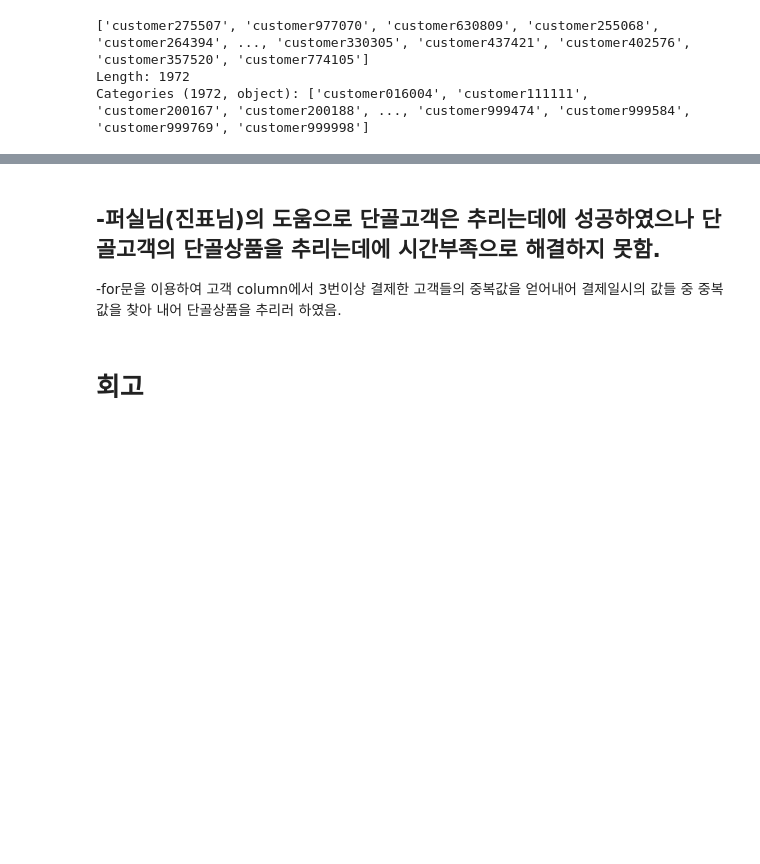
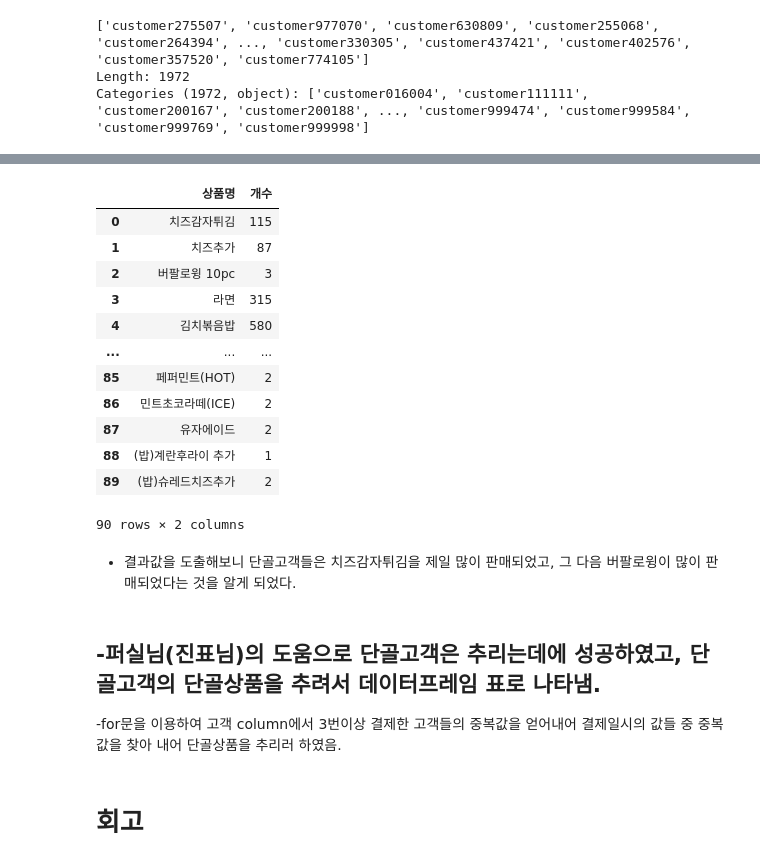
Before and after one commit to teamocto/teamocto, a Jupyter notebook: [E_01]project_jhb.ipynb, the cells around one changed output, grey strips where cells are left out. Saved outputs shown, nothing was run; the diff lists cells and outputs as text; code cells hidden in the pictures; blank space fills up the shorter version.

```diff
--- a/[E_01]project_jhb.ipynb
+++ b/[E_01]project_jhb.ipynb
@@ -347,12 +347,3 @@ user_list
 ['customer275507', 'customer977070', 'customer630809', 'customer255068', 'customer264394', ..., 'customer330305', 'customer437421', 'customer402576', 'customer357520', 'customer774105']
 Length: 1972
 Categories (1972, object): ['customer016004', 'customer111111', 'customer200167', 'customer200188', ..., 'customer999474', 'customer999584', 'customer999769', 'customer999998']
-# %%
-real_list = []
-
-for user in user_list:
-    print(user)
-    if len(data[data['고객'] == user]['결제일시'].unique()) >=3:
-       real_list.append(user)
-
-real_list
@@ -394,5 +350,44 @@ customer774105
+# %%
+# 전체 유저 목록
+user_list = list(set(sales_data['고객'].unique()))
+
+# 3회 이상 방문한 고객 명단
+real_list = []
+
+for user in user_list:
+    if len(sales_data[sales_data['고객'] == user]['결제일시'].unique()) > 2:
+        real_list.append(user)
+
+# 각 고객이 구매한 상품 count
+dict_test = {}
+for user in real_list:
+    for stuff in sales_data[sales_data['고객'] == user]['상품명']:
+        if stuff in dict_test:
+            dict_test[stuff] = dict_test[stuff] + 1
+        else:
+            dict_test[stuff] = 1
+
+# 딕셔너리를 데이터프레임으로 변환
+df = pd.DataFrame(data=dict_test.items(), columns=['상품명', '개수'])
+df
+# %% [output]
+|  | 상품명 | 개수 |
+| 0 | 치즈감자튀김 | 115 |
+| 1 | 치즈추가 | 87 |
+| 2 | 버팔로윙 10pc | 3 |
+| 3 | 라면 | 315 |
+| 4 | 김치볶음밥 | 580 |
+| ... | ... | ... |
+| 85 | 페퍼민트(HOT) | 2 |
+| 86 | 민트초코라떼(ICE) | 2 |
+| 87 | 유자에이드 | 2 |
+| 88 | (밥)계란후라이 추가 | 1 |
+| 89 | (밥)슈레드치즈추가 | 2 |
+90 rows × 2 columns
+# %% [markdown]
+- 결과값을 도출해보니 단골고객들은 치즈감자튀김을 제일 많이 판매되었고, 그 다음 버팔로윙이 많이 판매되었다는 것을 알게 되었다.
 # %% [markdown]
-## -퍼실님(진표님)의 도움으로 단골고객은 추리는데에 성공하였으나 단골고객의 단골상품을 추리는데에 시간부족으로 해결하지 못함.
+## -퍼실님(진표님)의 도움으로 단골고객은 추리는데에 성공하였고, 단골고객의 단골상품을 추려서  데이터프레임 표로 나타냄.
 -for문을 이용하여 고객 column에서 3번이상 결제한 고객들의 중복값을 얻어내어 결제일시의 값들 중 중복값을 찾아 내어 단골상품을 추리러 하였음.
 # %% [markdown]
 # 회고
```
Also changed, not shown: parts of 2 cells of this notebook.
